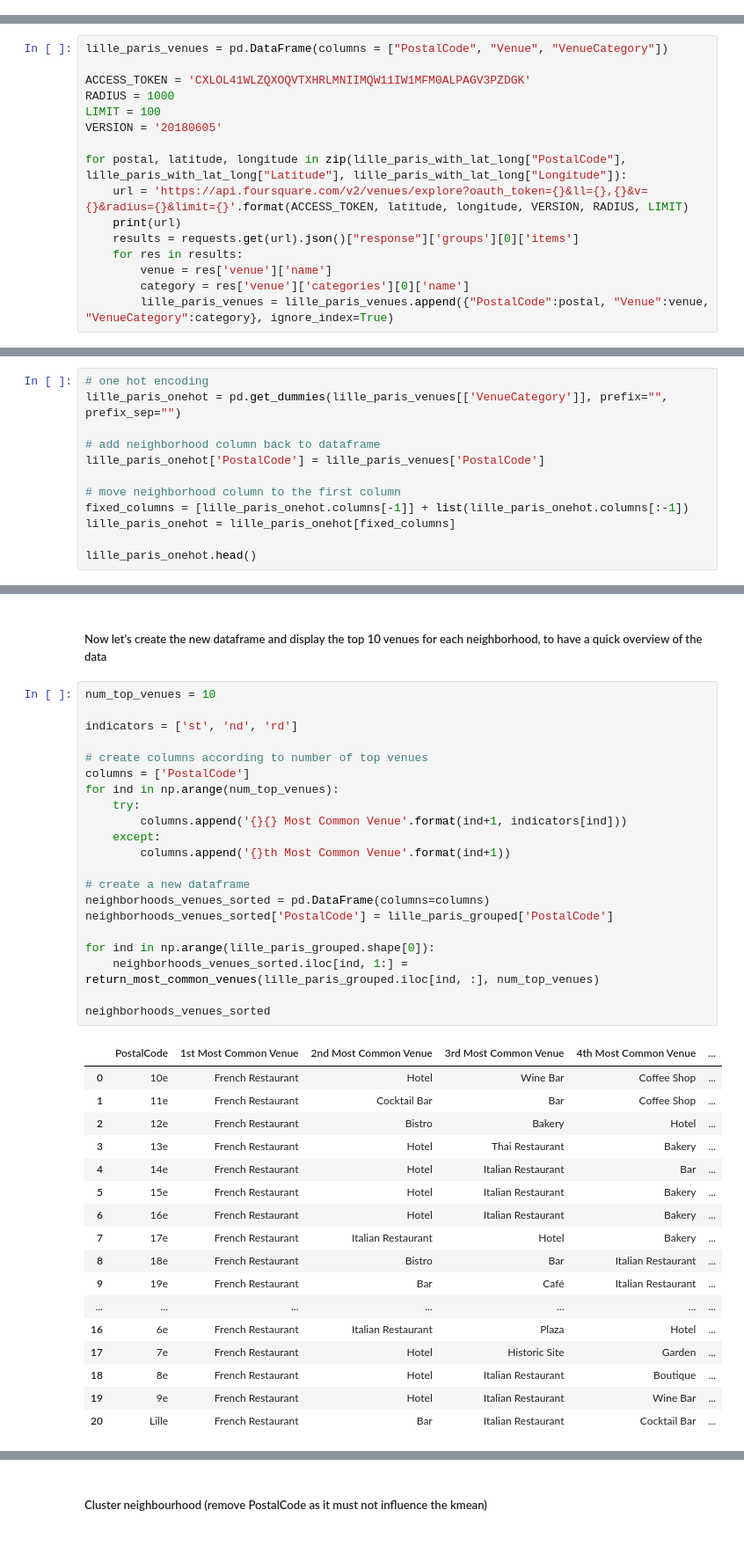
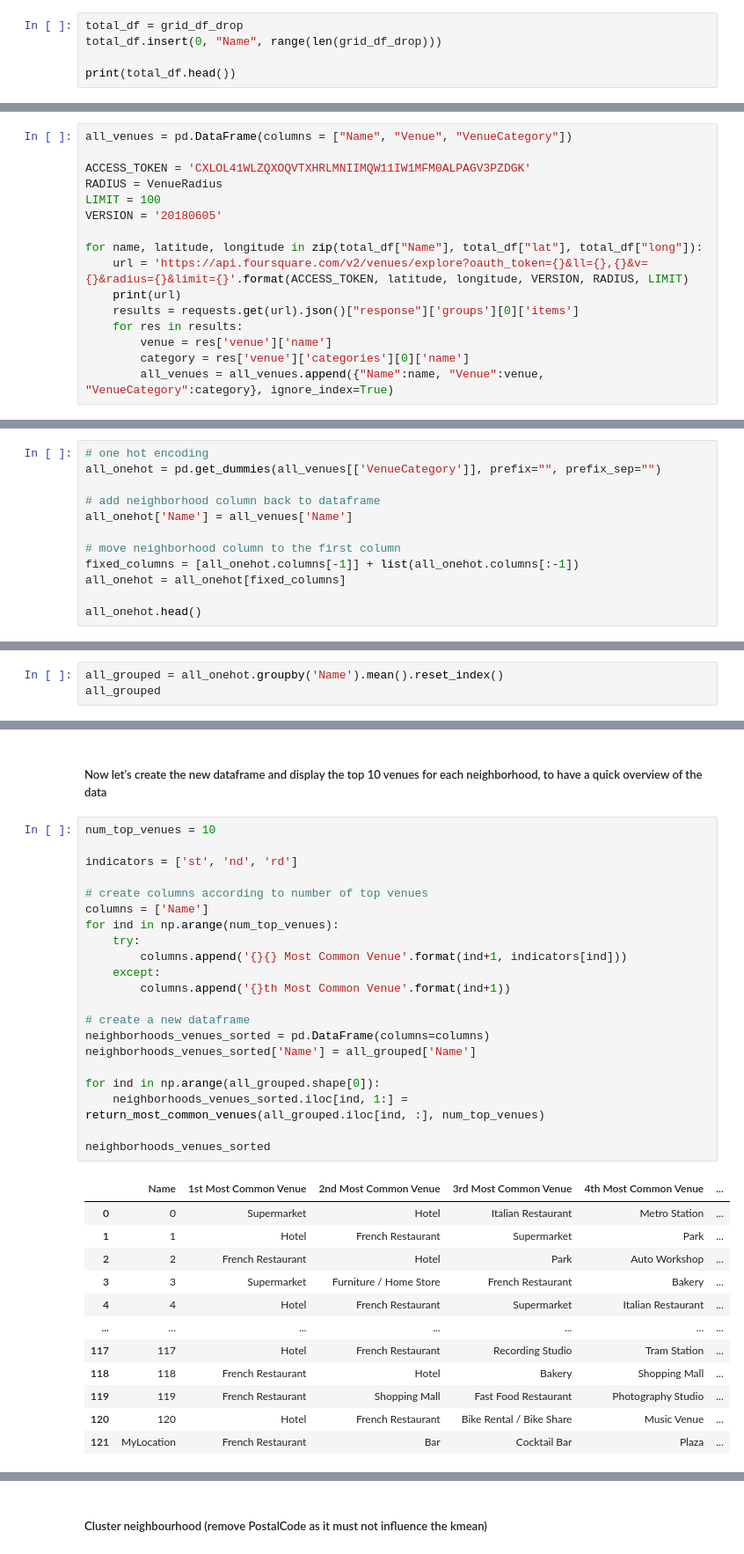
Before and after one commit to TheTibar/Coursera_Capstone, a Jupyter notebook: Capstone Notebook.ipynb, the cells around one changed output, grey strips where cells are left out. Shown at 88% size. Cells and saved outputs as stored; diff of their text form.

Commit message:
Published from Watson Studio.

```diff
--- a/Capstone Notebook.ipynb
+++ b/Capstone Notebook.ipynb
@@ -746,0 +881,5 @@ paris_neighborhoods_source.head(20)
+# %%
+total_df = grid_df_drop
+total_df.insert(0, "Name", range(len(grid_df_drop)))
+
+print(total_df.head())
@@ -873,17 +932,17 @@ France  OK
 # %%
-lille_paris_venues = pd.DataFrame(columns = ["PostalCode", "Venue", "VenueCategory"])
+all_venues = pd.DataFrame(columns = ["Name", "Venue", "VenueCategory"])
 
 ACCESS_TOKEN = 'CXLOL41WLZQXOQVTXHRLMNIIMQW11IW1MFM0ALPAGV3PZDGK'
-RADIUS = 1000
+RADIUS = VenueRadius
 LIMIT = 100
 VERSION = '20180605'
 
-for postal, latitude, longitude in zip(lille_paris_with_lat_long["PostalCode"], lille_paris_with_lat_long["Latitude"], lille_paris_with_lat_long["Longitude"]):
+for name, latitude, longitude in zip(total_df["Name"], total_df["lat"], total_df["long"]):
     url = 'https://api.foursquare.com/v2/venues/explore?oauth_token={}&ll={},{}&v={}&radius={}&limit={}'.format(ACCESS_TOKEN, latitude, longitude, VERSION, RADIUS, LIMIT)
     print(url)
     results = requests.get(url).json()["response"]['groups'][0]['items']
     for res in results:
         venue = res['venue']['name']
         category = res['venue']['categories'][0]['name']
-        lille_paris_venues = lille_paris_venues.append({"PostalCode":postal, "Venue":venue, "VenueCategory":category}, ignore_index=True)
+        all_venues = all_venues.append({"Name":name, "Venue":venue, "VenueCategory":category}, ignore_index=True)
 # %% [output]
@@ -953,14 +1008,14 @@ There are 210 uniques categories.
 ##### One hot encoding (transforms categories to dummy)
 # %%
 # one hot encoding
-lille_paris_onehot = pd.get_dummies(lille_paris_venues[['VenueCategory']], prefix="", prefix_sep="")
+all_onehot = pd.get_dummies(all_venues[['VenueCategory']], prefix="", prefix_sep="")
 
 # add neighborhood column back to dataframe
-lille_paris_onehot['PostalCode'] = lille_paris_venues['PostalCode']
+all_onehot['Name'] = all_venues['Name']
 
 # move neighborhood column to the first column
-fixed_columns = [lille_paris_onehot.columns[-1]] + list(lille_paris_onehot.columns[:-1])
-lille_paris_onehot = lille_paris_onehot[fixed_columns]
+fixed_columns = [all_onehot.columns[-1]] + list(all_onehot.columns[:-1])
+all_onehot = all_onehot[fixed_columns]
 
-lille_paris_onehot.head()
+all_onehot.head()
 # %% [output]
@@ -1003,0 +1037,3 @@ lille_paris_grouped
+# %%
+all_grouped = all_onehot.groupby('Name').mean().reset_index()
+all_grouped
@@ -1014,39 +1064,34 @@ def return_most_common_venues(row, num_top_venues):
 # %%
 num_top_venues = 10
 
 indicators = ['st', 'nd', 'rd']
 
 # create columns according to number of top venues
-columns = ['PostalCode']
+columns = ['Name']
 for ind in np.arange(num_top_venues):
     try:
         columns.append('{}{} Most Common Venue'.format(ind+1, indicators[ind]))
     except:
         columns.append('{}th Most Common Venue'.format(ind+1))
 
 # create a new dataframe
 neighborhoods_venues_sorted = pd.DataFrame(columns=columns)
-neighborhoods_venues_sorted['PostalCode'] = lille_paris_grouped['PostalCode']
+neighborhoods_venues_sorted['Name'] = all_grouped['Name']
 
-for ind in np.arange(lille_paris_grouped.shape[0]):
-    neighborhoods_venues_sorted.iloc[ind, 1:] = return_most_common_venues(lille_paris_grouped.iloc[ind, :], num_top_venues)
+for ind in np.arange(all_grouped.shape[0]):
+    neighborhoods_venues_sorted.iloc[ind, 1:] = return_most_common_venues(all_grouped.iloc[ind, :], num_top_venues)
 
 neighborhoods_venues_sorted
 # %% [output]
-|  | PostalCode | 1st Most Common Venue | 2nd Most Common Venue | 3rd Most Common Venue | 4th Most Common Venue | ... |
-| 0 | 10e | French Restaurant | Hotel | Wine Bar | Coffee Shop | ... |
-| 1 | 11e | French Restaurant | Cocktail Bar | Bar | Coffee Shop | ... |
-| 2 | 12e | French Restaurant | Bistro | Bakery | Hotel | ... |
-| 3 | 13e | French Restaurant | Hotel | Thai Restaurant | Bakery | ... |
-| 4 | 14e | French Restaurant | Hotel | Italian Restaurant | Bar | ... |
-| 5 | 15e | French Restaurant | Hotel | Italian Restaurant | Bakery | ... |
-| 6 | 16e | French Restaurant | Hotel | Italian Restaurant | Bakery | ... |
-| 7 | 17e | French Restaurant | Italian Restaurant | Hotel | Bakery | ... |
-| 8 | 18e | French Restaurant | Bistro | Bar | Italian Restaurant | ... |
-| 9 | 19e | French Restaurant | Bar | Café | Italian Restaurant | ... |
+|  | Name | 1st Most Common Venue | 2nd Most Common Venue | 3rd Most Common Venue | 4th Most Common Venue | ... |
+| 0 | 0 | Supermarket | Hotel | Italian Restaurant | Metro Station | ... |
+| 1 | 1 | Hotel | French Restaurant | Supermarket | Park | ... |
+| 2 | 2 | French Restaurant | Hotel | Park | Auto Workshop | ... |
+| 3 | 3 | Supermarket | Furniture / Home Store | French Restaurant | Bakery | ... |
+| 4 | 4 | Hotel | French Restaurant | Supermarket | Italian Restaurant | ... |
 | ... | ... | ... | ... | ... | ... | ... |
-| 16 | 6e | French Restaurant | Italian Restaurant | Plaza | Hotel | ... |
-| 17 | 7e | French Restaurant | Hotel | Historic Site | Garden | ... |
-| 18 | 8e | French Restaurant | Hotel | Italian Restaurant | Boutique | ... |
-| 19 | 9e | French Restaurant | Hotel | Italian Restaurant | Wine Bar | ... |
-| 20 | Lille | French Restaurant | Bar | Italian Restaurant | Cocktail Bar | ... |
+| 117 | 117 | Hotel | French Restaurant | Recording Studio | Tram Station | ... |
+| 118 | 118 | French Restaurant | Hotel | Bakery | Shopping Mall | ... |
+| 119 | 119 | French Restaurant | Shopping Mall | Fast Food Restaurant | Photography Studio | ... |
+| 120 | 120 | Hotel | French Restaurant | Bike Rental / Bike Share | Music Venue | ... |
+| 121 | MyLocation | French Restaurant | Bar | Cocktail Bar | Plaza | ... |
```
Also changed, not shown: parts of 55 cells of this notebook.
